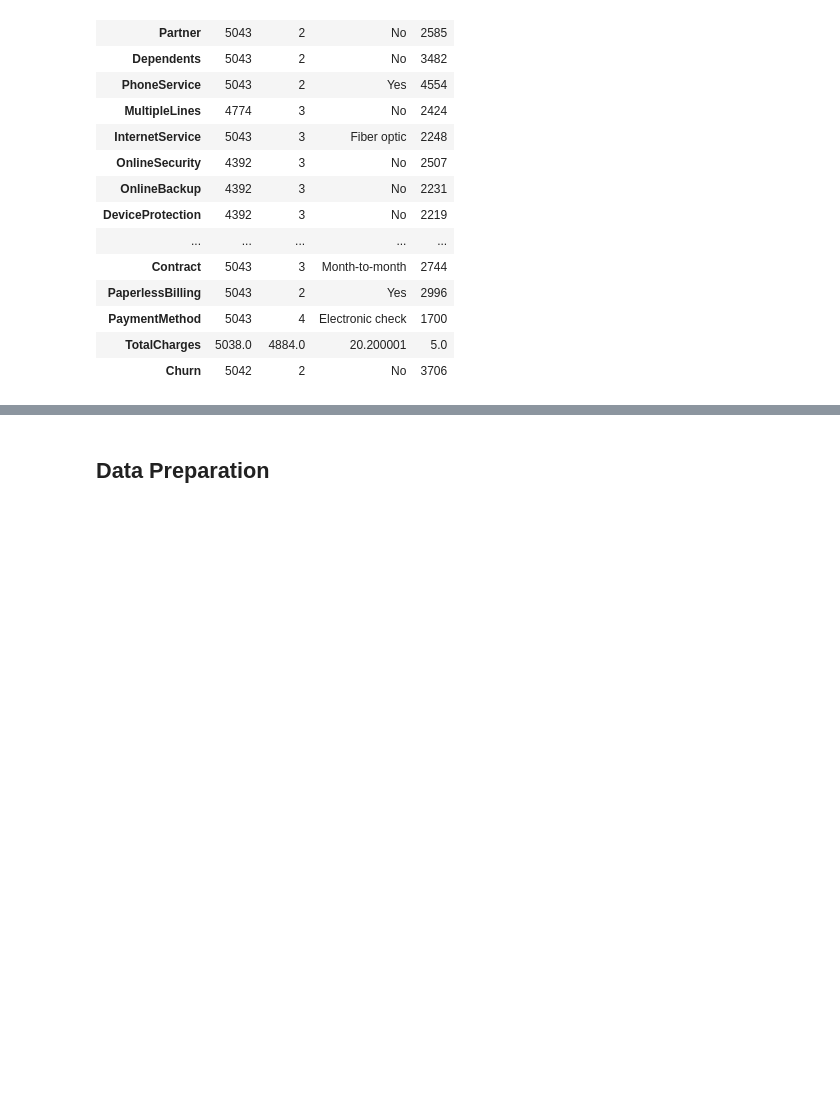
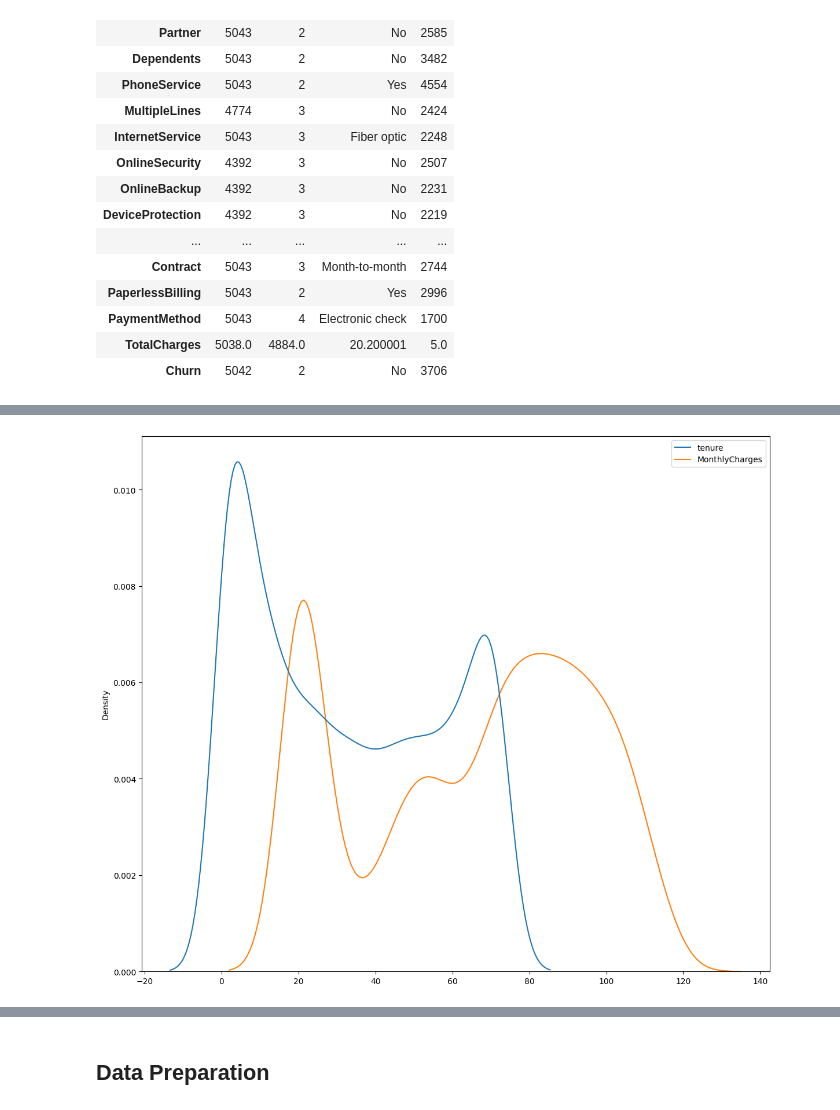
Before and after one commit to Chebet-Mercy/Customer-Churn-ML-Prediction, a Jupyter notebook: notebooks/main.ipynb, the cells around one changed output, grey strips where cells are left out. Saved outputs shown, nothing was run; the diff lists cells and outputs as text; code cells hidden in the pictures; blank space fills up the shorter version.

Commit message:
Load the Visualizations

```diff
--- a/notebooks/main.ipynb
+++ b/notebooks/main.ipynb
@@ -280,3 +291,5 @@ churn_df.describe(include= 'object').T
 | PaymentMethod | 5043 | 4 | Electronic check | 1700 |
 | TotalCharges | 5038.0 | 4884.0 | 20.200001 | 5.0 |
 | Churn | 5042 | 2 | No | 3706 |
+# %%
+churn_df['TotalCharges'] = pd.to_numeric(churn_df['TotalCharges'], errors='coerce')
@@ -286,0 +354,8 @@ plt.show()
+# %%
+# Create a figure with the specified size
+plt.figure(figsize=(14,12))
+sns.kdeplot(churn_df.drop(['SeniorCitizen','TotalCharges'], axis=1), color='skyblue')
+plt.grid(False)
+plt.show()
+# %% [output]
+[figure, added]
```
Also changed, not shown: parts of 39 cells of this notebook.
